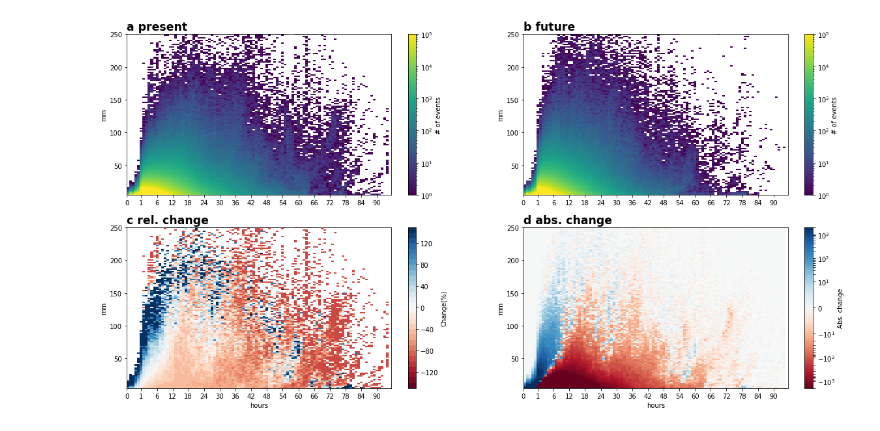
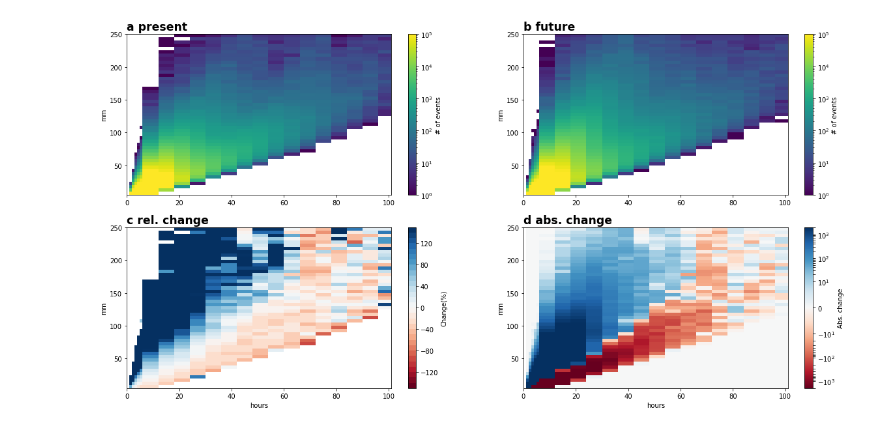
Before and after one commit to dargueso/EPICC_scripts, a Jupyter notebook: Plotting/HrlExt/Plot_hist2d_spell_and_resample_NCC2022.ipynb, the cells around one changed output. Cells and saved outputs as stored; diff of their text form; code cells hidden in the pictures.

```diff
--- a/Plotting/HrlExt/Plot_hist2d_spell_and_resample_NCC2022.ipynb
+++ b/Plotting/HrlExt/Plot_hist2d_spell_and_resample_NCC2022.ipynb
@@ -21,11 +21,5 @@ lm_is=lm_is.rename({'west_east':'x','south_north':'y'})
 wrun_pre = cfg.wrf_runs[0]
 wrun_fut = wrun_pre.replace("ERA5","ERA5_CMIP6anom")
 
-fin_pre_land = xr.open_dataset(f'{cfg.path_in}/{wrun_pre}/hist2d_IFD_spell_hist2d_2013-2020_land_sum.nc')
-fin_fut_land = xr.open_dataset(f'{cfg.path_in}/{wrun_fut}/hist2d_IFD_spell_hist2d_2013-2020_land_sum.nc')
-
-# I_bins_intensity=np.array(list(range(1,30,1))+list(range(30,100,2))+list(range(100,255,5))+[1000])
-# I_bins_spell = np.asarray(list(range(1,6,1)) + list(range(6,144,6)) #+ list(range(144,576,144)))
-
-I_bins_spell = np.asarray(list(range(1,6,1)) + list(range(6,582,6)))
-I_bins_intensity=np.array(list(range(1,251,2))+[1000])
+fin_pre_land = xr.open_dataset(f'{cfg.path_in}/{wrun_pre}/hist2d_spell_IFD_2013-2020_land_sum_WME_1mm.nc')
+fin_fut_land = xr.open_dataset(f'{cfg.path_in}/{wrun_fut}/hist2d_spell_IFD_2013-2020_land_sum_WME_1mm.nc')
@@ -32,13 +36,10 @@ I_bins_intensity=np.array(list(range(1,251,2))+[1000])
 # %%
-# X =range(len(fin_pre_land.spell_bin))
-# Y = range(len(fin_pre_land.intensity_bin))
-
-
-#X,Y=np.meshgrid(I_bins_spell*10.,I_bins_intensity)
-X,Y=np.meshgrid(range(len(I_bins_spell)),I_bins_intensity)
+I_bins_spell = np.asarray(list(range(1,6,1)) + list(range(6,582,6)))
+I_bins_intensity = np.arange(0,1005,5)
+X,Y=np.meshgrid(I_bins_spell,I_bins_intensity)
 # %%
-xticks = [0]+list(np.arange(5.5,101,6))
-xtickslabels = [0,1] + list(range(6,96,6))
+# xticks = [0]+list(np.arange(5.5,101,6))
+# xtickslabels = [0,1] + list(range(6,96,6))
 #xtickslabels = [0,1] + list(range(6,24,1))
 
 set_lim = True
@@ -53,8 +54,8 @@ if set_lim is True:
 imp1=ax1.pcolormesh(X,Y,fin_pre_land.histogram_spell_intensity.values.T,cmap=plt.cm.viridis,norm=mcolors.LogNorm(vmin=1,vmax=100000))
 #ax1.set_xlabel('minutes')
 ax1.set_ylabel('mm')
-ax1.set_xticks(xticks)
-ax1.set_xticklabels(xtickslabels)
+# ax1.set_xticks(xticks)
+# ax1.set_xticklabels(xtickslabels)
 cb1=plt.colorbar(imp1,ax=ax1)
 cb1.set_label('# of events')
 
@@ -67,8 +68,8 @@ imf1=ax2.pcolormesh(X,Y,fin_fut_land.histogram_spell_intensity.values.T,cmap=plt
 
 #ax2.set_xlabel('hours')
 ax2.set_ylabel('mm')
-ax2.set_xticks(xticks)
-ax2.set_xticklabels(xtickslabels)
+# ax2.set_xticks(xticks)
+# ax2.set_xticklabels(xtickslabels)
 cb2=plt.colorbar(imf1,ax=ax2)
 cb2.set_label('# of events')
 
@@ -83,38 +84,38 @@ norm = BoundaryNorm(levels, ncolors=cmap.N, clip=True)
 # norm = mcolors.SymLogNorm(linthresh=10, linscale=0.5,
 #                                               vmin=-200, vmax=200)
 ax3.set_title("c rel. change",loc='left',fontsize='xx-large',fontweight='bold')
 ctch=ax3.pcolormesh(X,Y,((np.nan_to_num(fin_fut_land.histogram_spell_intensity.values)-np.nan_to_num(fin_pre_land.histogram_spell_intensity.values))*100./np.nan_to_num(fin_pre_land.histogram_spell_intensity.values)).T,cmap=cmap, norm=norm)
 
 ax3.set_xlabel('hours')
 ax3.set_ylabel('mm')
-ax3.set_xticks(xticks)
-ax3.set_xticklabels(xtickslabels)
+# ax3.set_xticks(xticks)
+# ax3.set_xticklabels(xtickslabels)
 cb3=plt.colorbar(ctch,ax=ax3)
 cb3.set_label('Change(%)')
 
 ax4= fig.add_subplot(2,2,4)
 cmap = plt.get_cmap('RdBu')
 ax4.set_ylim(5,250)
 if set_lim is True:
     ax4.set_xlim(0,xlim)
 #cmap = utils.rgb2cmap("/home/dargueso/share/colormaps/my_BlueWhiteOrangeRed_HESSD_reversed.rgb")
 #levels=np.arange(-2000,2100,100)
 #norm = BoundaryNorm(levels, ncolors=cmap.N, clip=True)
 norm = mcolors.SymLogNorm(linthresh=10, linscale=1,
                                               vmin=-2000, vmax=2000)
 ax4.set_title("d abs. change",loc='left',fontsize='xx-large',fontweight='bold')
 ctch=ax4.pcolormesh(X,Y,(np.nan_to_num(fin_fut_land.histogram_spell_intensity.values)-np.nan_to_num(fin_pre_land.histogram_spell_intensity.values)).T,cmap=cmap, norm=norm)
 
 
 ax4.set_xlabel('hours')
 ax4.set_ylabel('mm')
-ax4.set_xticks(xticks)
-ax4.set_xticklabels(xtickslabels)
+# ax4.set_xticks(xticks)
+# ax4.set_xticklabels(xtickslabels)
 cb4=plt.colorbar(ctch,ax=ax4)
 cb4.set_label('Abs. change')
 plt.savefig(f'Changes_IFD_accum_EPICC.png',dpi=150)
 # %% [output]
-[figure, old version]
+[figure, new version]
 # %%
 #LOADING DATA
 #####################################################################
```
Also changed, not shown: parts of 6 cells of this notebook.
